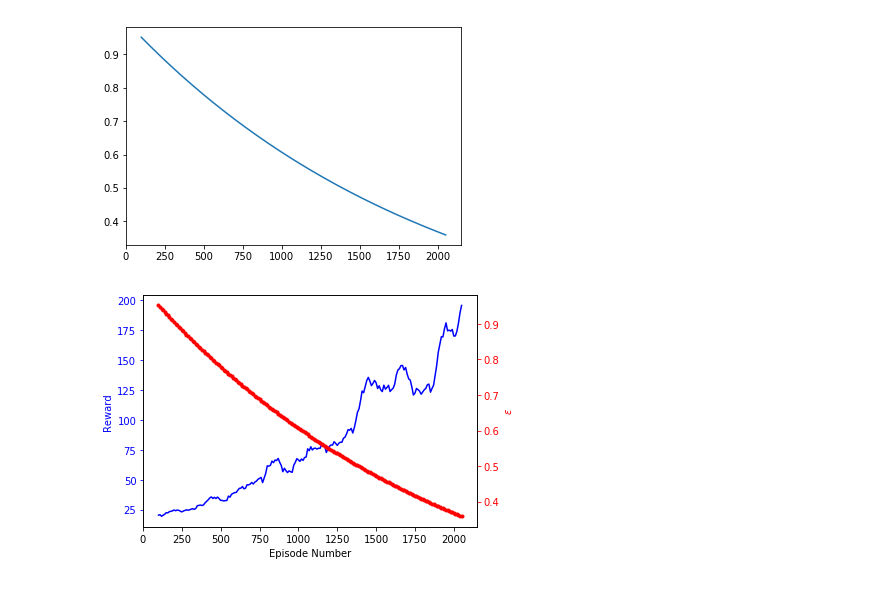
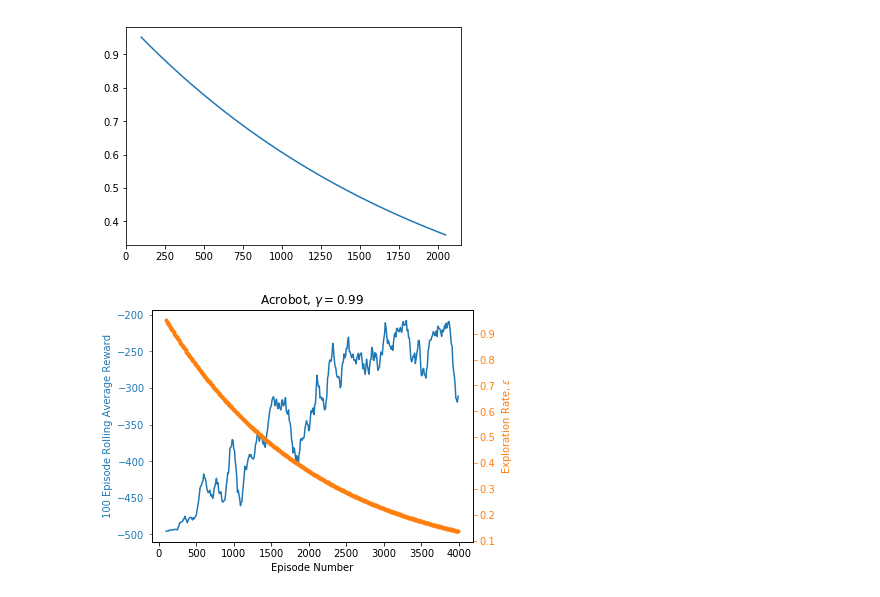
Before and after one commit to gtcooke94/ECE6254, a Jupyter notebook: deepq/Graphing.ipynb, the cells around one changed output. Saved outputs shown, nothing was run; the diff lists cells and outputs as text; code cells hidden in the pictures.

```diff
--- a/deepq/Graphing.ipynb
+++ b/deepq/Graphing.ipynb
@@ -5,6 +5,10 @@ from matplotlib import pyplot as plt
 
 #test = pd.read_csv('~/ece6254/ECE6254/deepq/save/episode_axis.csv')
 #test2 = pd.read_csv('./save/episode_axis.csv')
-episodes = pd.read_csv('./save/episode_axis.csv', header=None)
-averages = pd.read_csv('./save/rolling_averages.csv', header=None)
-epsilons = pd.read_csv('./save/epsilons.csv',header=None)
+env = 'Acrobot'
+episodes = pd.read_csv('./save/%s/episode_axis.csv' % env, header=None)
+averages = pd.read_csv('./save/%s/rolling_averages.csv' % env, header=None)
+epsilons = pd.read_csv('./save/%s/epsilons.csv' % env,header=None)
+
+test_episodes = pd.read_csv('./save/%s_test_episode_axis.csv' % env, header=None)
+test_averages = pd.read_csv('./save/%s_test_rolling_averages.csv' % env, header=None)
@@ -22,19 +30,20 @@ plt.show()
 # %%
 fig, ax1 = plt.subplots()
 t = np.arange(0.01, 10.0, 0.01)
 s1 = np.exp(t)
-ax1.plot(episodes, averages, 'b-')
+ax1.plot(episodes, averages, 'C0-')
 ax1.set_xlabel('Episode Number')
 # Make the y-axis label, ticks and tick labels match the line color.
-ax1.set_ylabel('Reward', color='b')
-ax1.tick_params('y', colors='b')
+ax1.set_ylabel('100 Episode Rolling Average Reward', color='C0')
+ax1.tick_params('y', colors='C0')
 
 ax2 = ax1.twinx()
-ax2.plot(episodes, epsilons, 'r.')
-ax2.set_ylabel(r'$\epsilon$', color='r')
-ax2.tick_params('y', colors='r')
+ax2.plot(episodes, epsilons, 'C1.')
+ax2.set_ylabel(r'Exploration Rate, $\epsilon$', color='C1')
+ax2.tick_params('y', colors='C1')
 
 fig.tight_layout()
+plt.title(r'%s, $\gamma = 0.99$' % env)
 plt.show()
 # %% [output]
-[figure, old version]
+[figure, new version]
```
Also changed, not shown: parts of 2 cells of this notebook, 38 other files.
